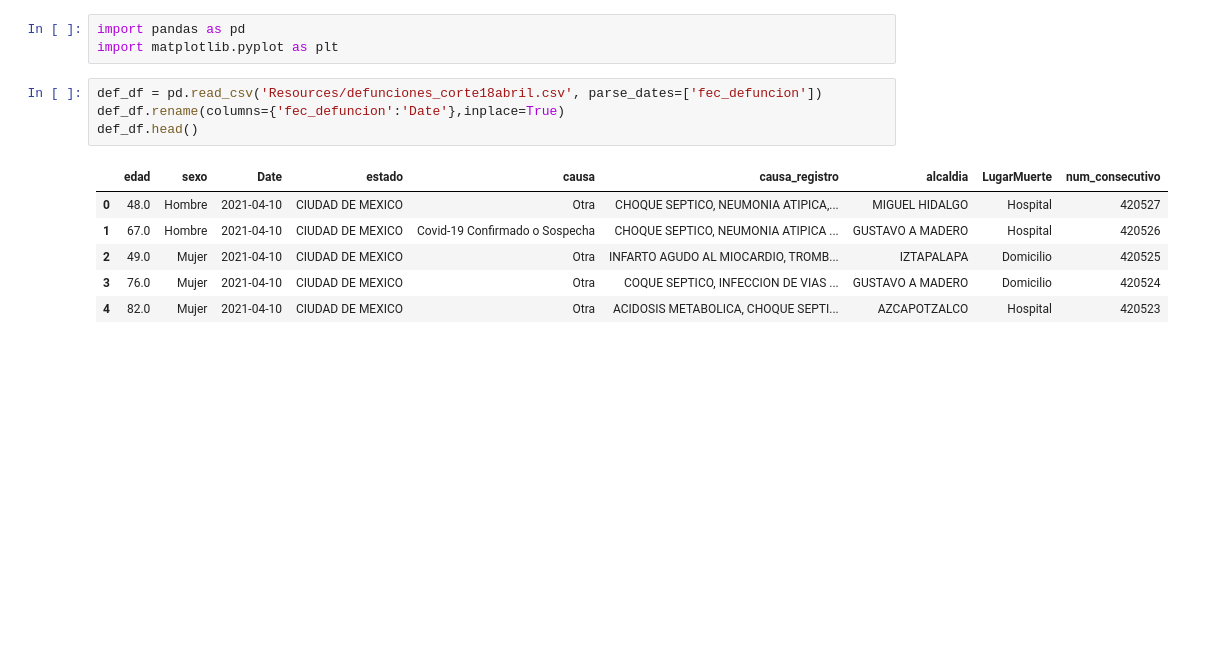
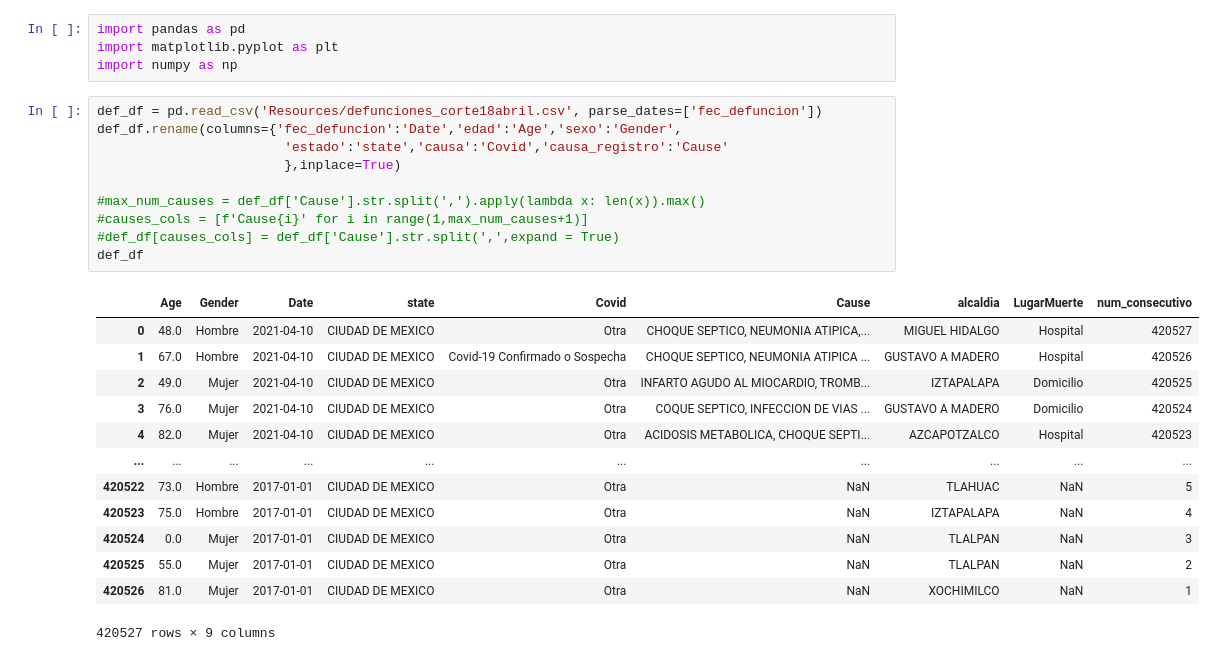
Before and after one commit to Momoyactly/cdmx-covid-analysis, a Jupyter notebook: cleaning.ipynb, the cells around one changed output. Drawn from its saved outputs; the diff is of its cells as text; blank space fills up the shorter version.

```diff
--- a/cleaning.ipynb
+++ b/cleaning.ipynb
@@ -1,17 +1,31 @@
 # %%
 import pandas as pd
 import matplotlib.pyplot as plt
+import numpy as np
-# %%
-def_df = pd.read_csv('Resources/defunciones_corte18abril.csv', parse_dates=['fec_defuncion'])
-def_df.rename(columns={'fec_defuncion':'Date'},inplace=True)
-def_df.head()
-# %% [output]
-|  | edad | sexo | Date | estado | causa | causa_registro | alcaldia | LugarMuerte | num_consecutivo |
-| 0 | 48.0 | Hombre | 2021-04-10 | CIUDAD DE MEXICO | Otra | CHOQUE SEPTICO, NEUMONIA ATIPICA,... | MIGUEL HIDALGO | Hospital | 420527 |
-| 1 | 67.0 | Hombre | 2021-04-10 | CIUDAD DE MEXICO | Covid-19 Confirmado o Sospecha | CHOQUE SEPTICO, NEUMONIA ATIPICA ... | GUSTAVO A MADERO | Hospital | 420526 |
-| 2 | 49.0 | Mujer | 2021-04-10 | CIUDAD DE MEXICO | Otra | INFARTO AGUDO AL MIOCARDIO, TROMB... | IZTAPALAPA | Domicilio | 420525 |
-| 3 | 76.0 | Mujer | 2021-04-10 | CIUDAD DE MEXICO | Otra | COQUE SEPTICO, INFECCION DE VIAS ... | GUSTAVO A MADERO | Domicilio | 420524 |
-| 4 | 82.0 | Mujer | 2021-04-10 | CIUDAD DE MEXICO | Otra | ACIDOSIS METABOLICA, CHOQUE SEPTI... | AZCAPOTZALCO | Hospital | 420523 |
+# %%
+def_df = pd.read_csv('Resources/defunciones_corte18abril.csv', parse_dates=['fec_defuncion'])
+def_df.rename(columns={'fec_defuncion':'Date','edad':'Age','sexo':'Gender',
+                        'estado':'state','causa':'Covid','causa_registro':'Cause'
+                        },inplace=True)
+
+#max_num_causes = def_df['Cause'].str.split(',').apply(lambda x: len(x)).max()
+#causes_cols = [f'Cause{i}' for i in range(1,max_num_causes+1)]
+#def_df[causes_cols] = def_df['Cause'].str.split(',',expand = True)
+def_df
+# %% [output]
+|  | Age | Gender | Date | state | Covid | Cause | alcaldia | LugarMuerte | num_consecutivo |
+| 0 | 48.0 | Hombre | 2021-04-10 | CIUDAD DE MEXICO | Otra | CHOQUE SEPTICO, NEUMONIA ATIPICA,... | MIGUEL HIDALGO | Hospital | 420527 |
+| 1 | 67.0 | Hombre | 2021-04-10 | CIUDAD DE MEXICO | Covid-19 Confirmado o Sospecha | CHOQUE SEPTICO, NEUMONIA ATIPICA ... | GUSTAVO A MADERO | Hospital | 420526 |
+| 2 | 49.0 | Mujer | 2021-04-10 | CIUDAD DE MEXICO | Otra | INFARTO AGUDO AL MIOCARDIO, TROMB... | IZTAPALAPA | Domicilio | 420525 |
+| 3 | 76.0 | Mujer | 2021-04-10 | CIUDAD DE MEXICO | Otra | COQUE SEPTICO, INFECCION DE VIAS ... | GUSTAVO A MADERO | Domicilio | 420524 |
+| 4 | 82.0 | Mujer | 2021-04-10 | CIUDAD DE MEXICO | Otra | ACIDOSIS METABOLICA, CHOQUE SEPTI... | AZCAPOTZALCO | Hospital | 420523 |
+| ... | ... | ... | ... | ... | ... | ... | ... | ... | ... |
+| 420522 | 73.0 | Hombre | 2017-01-01 | CIUDAD DE MEXICO | Otra | NaN | TLAHUAC | NaN | 5 |
+| 420523 | 75.0 | Hombre | 2017-01-01 | CIUDAD DE MEXICO | Otra | NaN | IZTAPALAPA | NaN | 4 |
+| 420524 | 0.0 | Mujer | 2017-01-01 | CIUDAD DE MEXICO | Otra | NaN | TLALPAN | NaN | 3 |
+| 420525 | 55.0 | Mujer | 2017-01-01 | CIUDAD DE MEXICO | Otra | NaN | TLALPAN | NaN | 2 |
+| 420526 | 81.0 | Mujer | 2017-01-01 | CIUDAD DE MEXICO | Otra | NaN | XOCHIMILCO | NaN | 1 |
+420527 rows × 9 columns
 # %%
 def_df.info()
 # %% [output]
```
Also changed, not shown: parts of 8 cells of this notebook, 2 other files.
